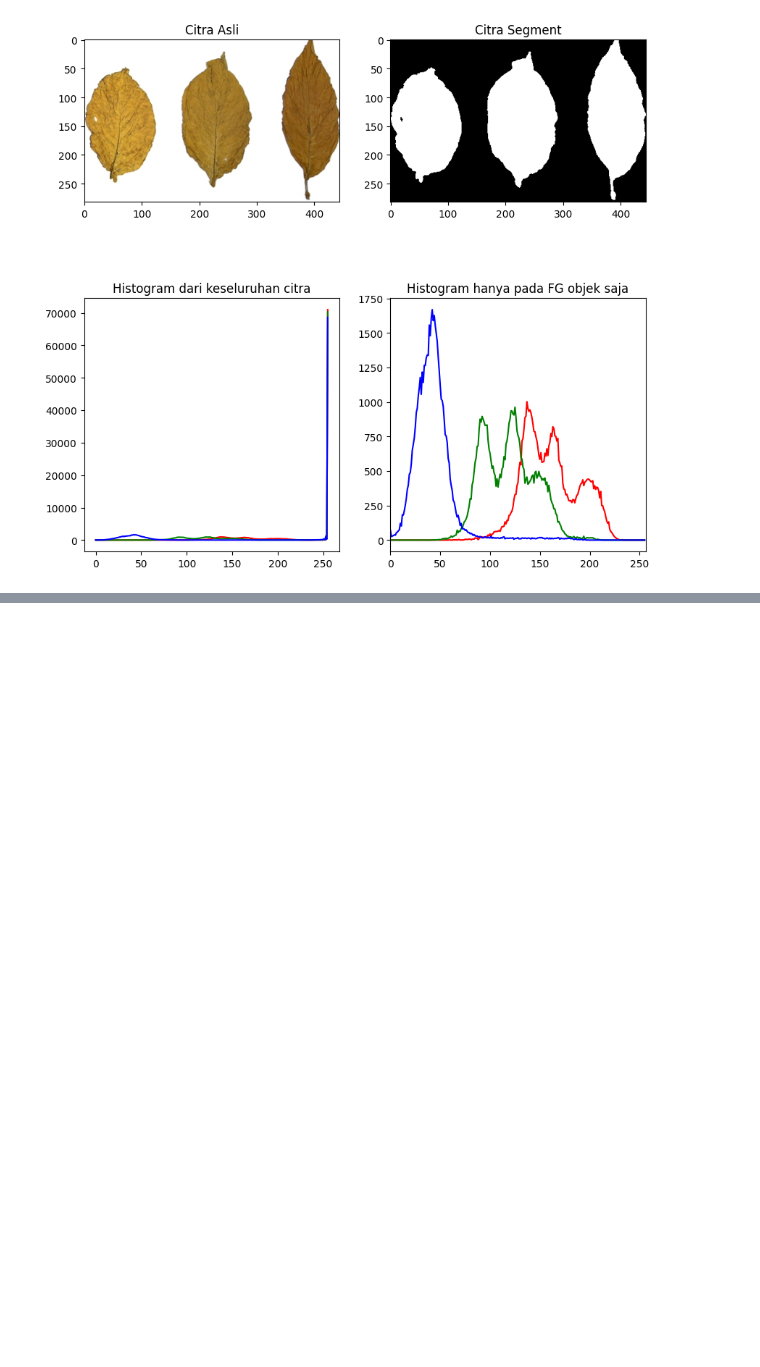
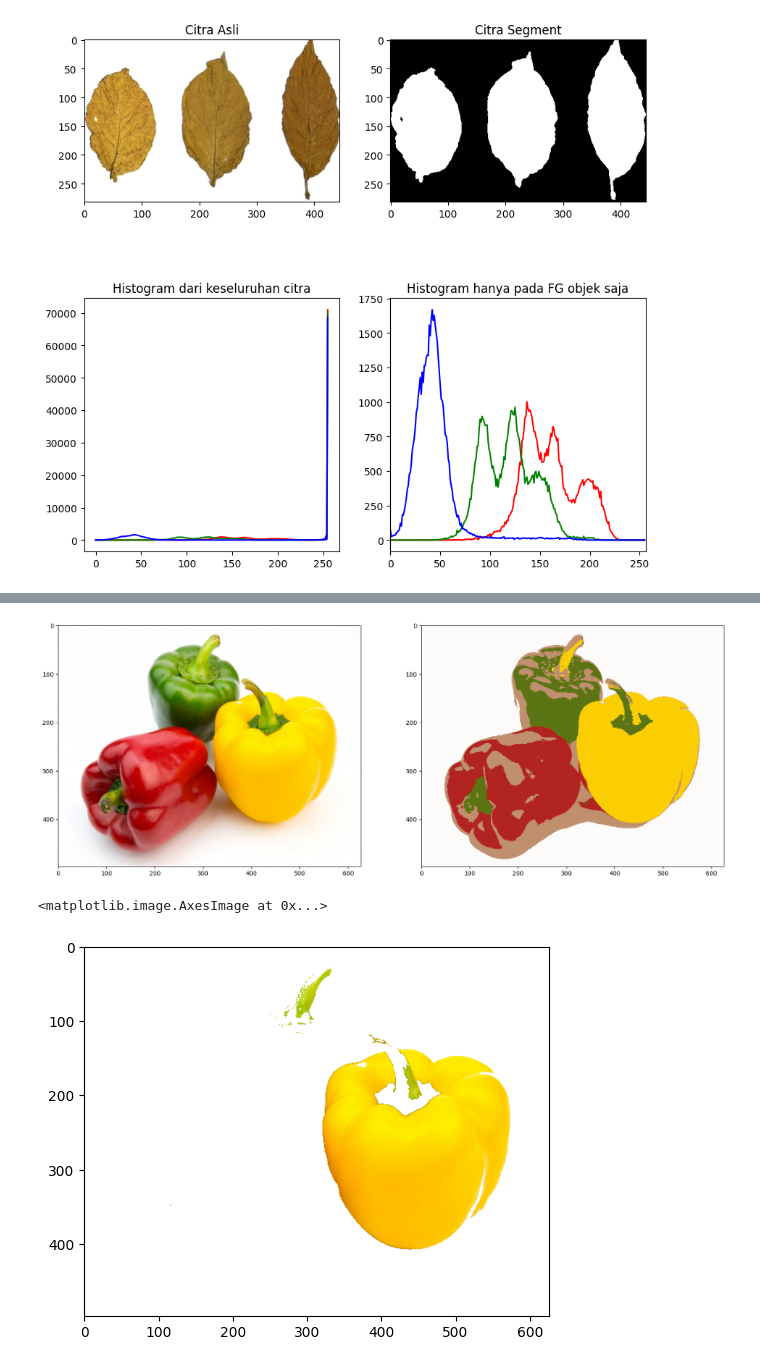
Before and after one commit to filladani/PCVK_2024, a Jupyter notebook: week10.ipynb, the cells around one changed output, grey strips where cells are left out. Saved outputs shown, nothing was run; the diff lists cells and outputs as text; code cells hidden in the pictures; blank space fills up the shorter version.

```diff
--- a/week10.ipynb
+++ b/week10.ipynb
@@ -164,0 +122,38 @@ plt.show()
+# %%
+from sklearn.cluster import KMeans
+#reshape array ke bentuk 2D
+pixel_values = img_pepper.reshape((-1, 3))
+# convert to float
+pixel_values = np.float32(pixel_values)
+criteria = (cv.TERM_CRITERIA_EPS + cv.TERM_CRITERIA_MAX_ITER, 100, 0.2)
+k = 5
+_, labels, (centers) = cv.kmeans(pixel_values, k, None, criteria, 10, cv.KMEANS_RANDOM_CENTERS)
+#konversi titik centroid kedalam integer
+centers = np.uint8(centers)
+#flattening label array
+labels = labels.flatten()
+#konversi warna pixel asli kewarna dari tiap centroidnya
+segmented_image = centers[labels.flatten()]
+# reshape ke bentuk image asli
+segmented_image = segmented_image.reshape(img_pepper.shape)
+# %%
+masked_image = np.copy(img_pepper)
+# konvert ke bentuk vektor
+masked_image = masked_image.reshape((-1, 3))
+# cluster yang diubah
+masked_image[labels == 4] = [255,255,255]
+masked_image[labels == 2] = [255,255,255]
+masked_image[labels == 3] = [255,255,255]
+masked_image[labels == 1] = [255,255,255]
+# konvert ke bentuk asli
+masked_image = masked_image.reshape(img_pepper.shape)
+# %%
+plt.figure(figsize = (20,12))
+plt.subplot(1,2,1),plt.imshow(img_pepper)
+plt.subplot(1,2,2),plt.imshow(segmented_image)
+plt.show()
+plt.imshow(masked_image)
+# %% [output]
+[figure, added]
+<matplotlib.image.AxesImage at 0x...>
+[figure, added]
```
Also changed, not shown: parts of 2 cells of this notebook.
